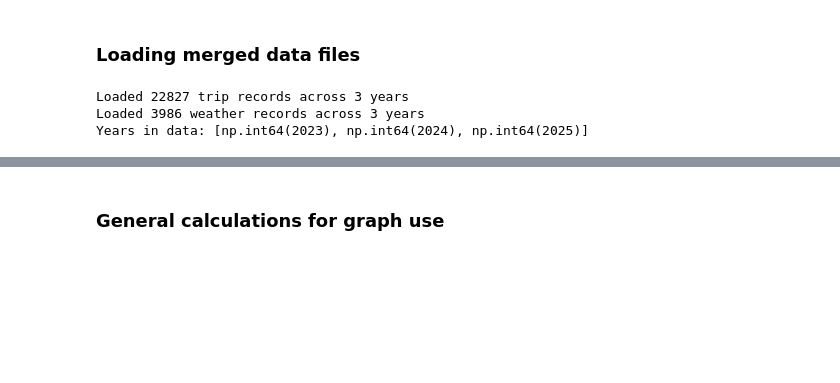
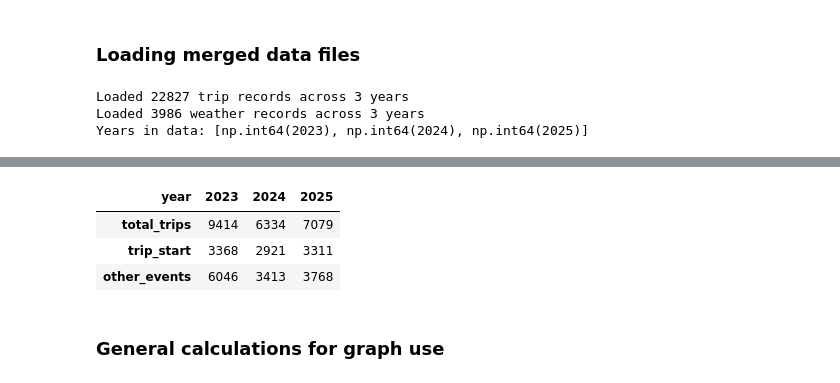
Before and after one commit to Aviya85/micro-mobility, a Jupyter notebook: python file/3. Weather_initials.ipynb, the cells around one changed output, grey strips where cells are left out. Saved outputs shown, nothing was run; the diff lists cells and outputs as text; code cells hidden in the pictures; blank space fills up the shorter version.

```diff
--- a/python file/3. Weather_initials.ipynb
+++ b/python file/3. Weather_initials.ipynb
@@ -40,6 +40,45 @@ all_weather.head(5)
 | 2 | 2023-02-01 01:00:00 | 15.900000 | 16.3 | 15.0 | 259.333333 | 12.833333 | 0.1 | 2023 | ... |
 | 3 | 2023-02-01 01:30:00 | 14.633333 | 15.0 | 14.5 | 254.000000 | 9.933333 | 0.5 | 2023 | ... |
 | 4 | 2023-02-01 02:00:00 | 15.500000 | 15.8 | 14.9 | 254.000000 | 9.566667 | 0.0 | 2023 | ... |
+# %%
+import pandas as pd
+
+df = all_trips  # use the existing table
+
+# Safety: keep only rows that have a year
+df = df.dropna(subset=["year"]).copy()
+
+# 1) Total records per year (simple count of rows)
+total_count = df.groupby("year").size()
+
+# 2) trip_start count per year
+if "event_types" not in df.columns:
+    raise ValueError("Column 'event_types' was not found in all_trips. Check the dataframe columns.")
+
+trip_start_count = df[df["event_types"] == "trip_start"].groupby("year").size()
+
+# 3) All other events per year
+other_events_count = df[df["event_types"] != "trip_start"].groupby("year").size()
+
+# Build final table: rows=metrics, columns=years
+counts_table = pd.DataFrame({
+    "total_trips": total_count,
+    "trip_start": trip_start_count,
+    "other_events": other_events_count
+}).fillna(0).astype(int).T  # transpose so rows are metrics
+
+# Optional: sort columns by year (if numeric)
+try:
+    counts_table = counts_table.reindex(sorted(counts_table.columns), axis=1)
+except Exception:
+    pass
+
+display(counts_table)
+# %% [output]
+| year | 2023 | 2024 | 2025 |
+| total_trips | 9414 | 6334 | 7079 |
+| trip_start | 3368 | 2921 | 3311 |
+| other_events | 6046 | 3413 | 3768 |
 # %% [markdown]
 ### General calculations for graph use
 # %%
```
Also changed, not shown: parts of 1 cell of this notebook, 19 other files.
